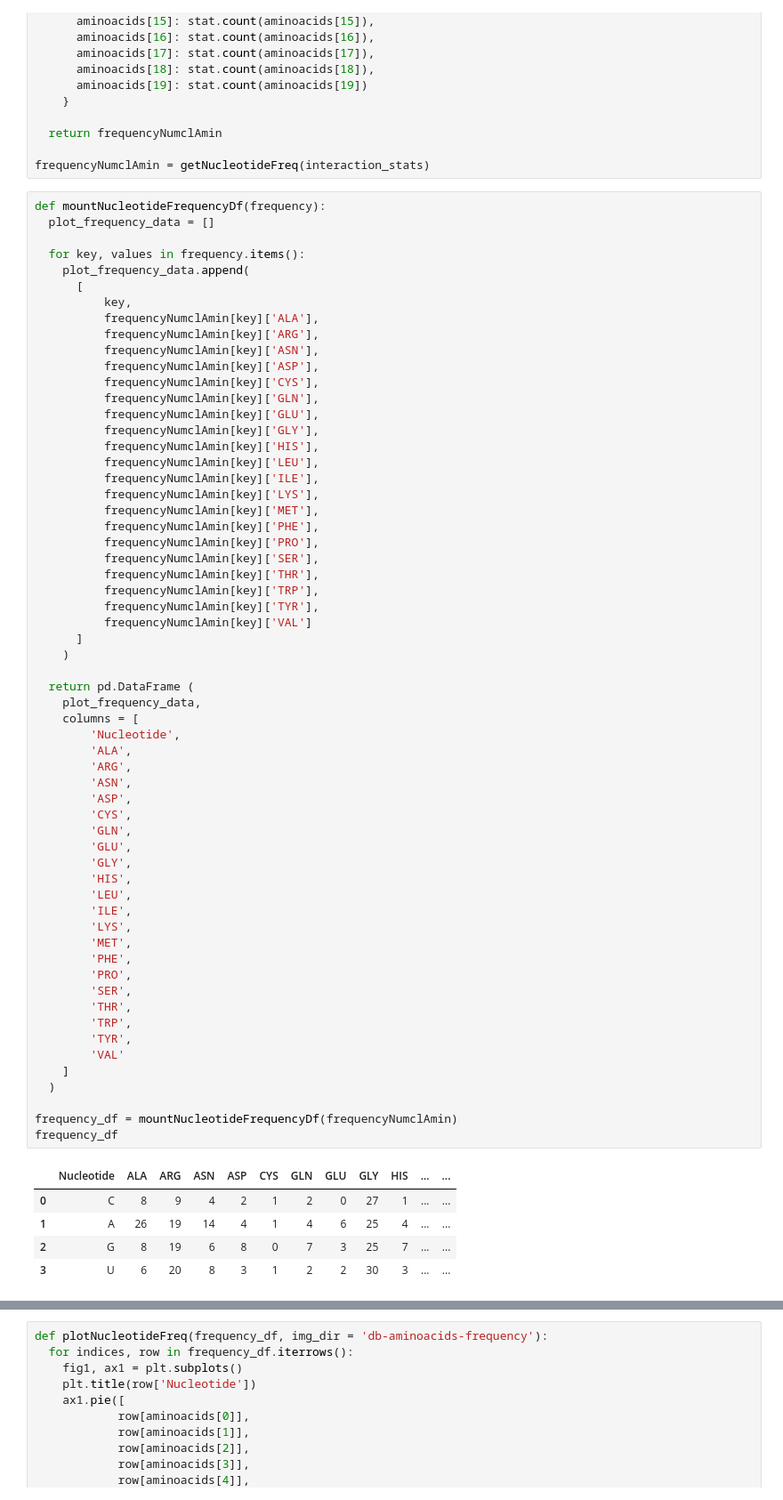
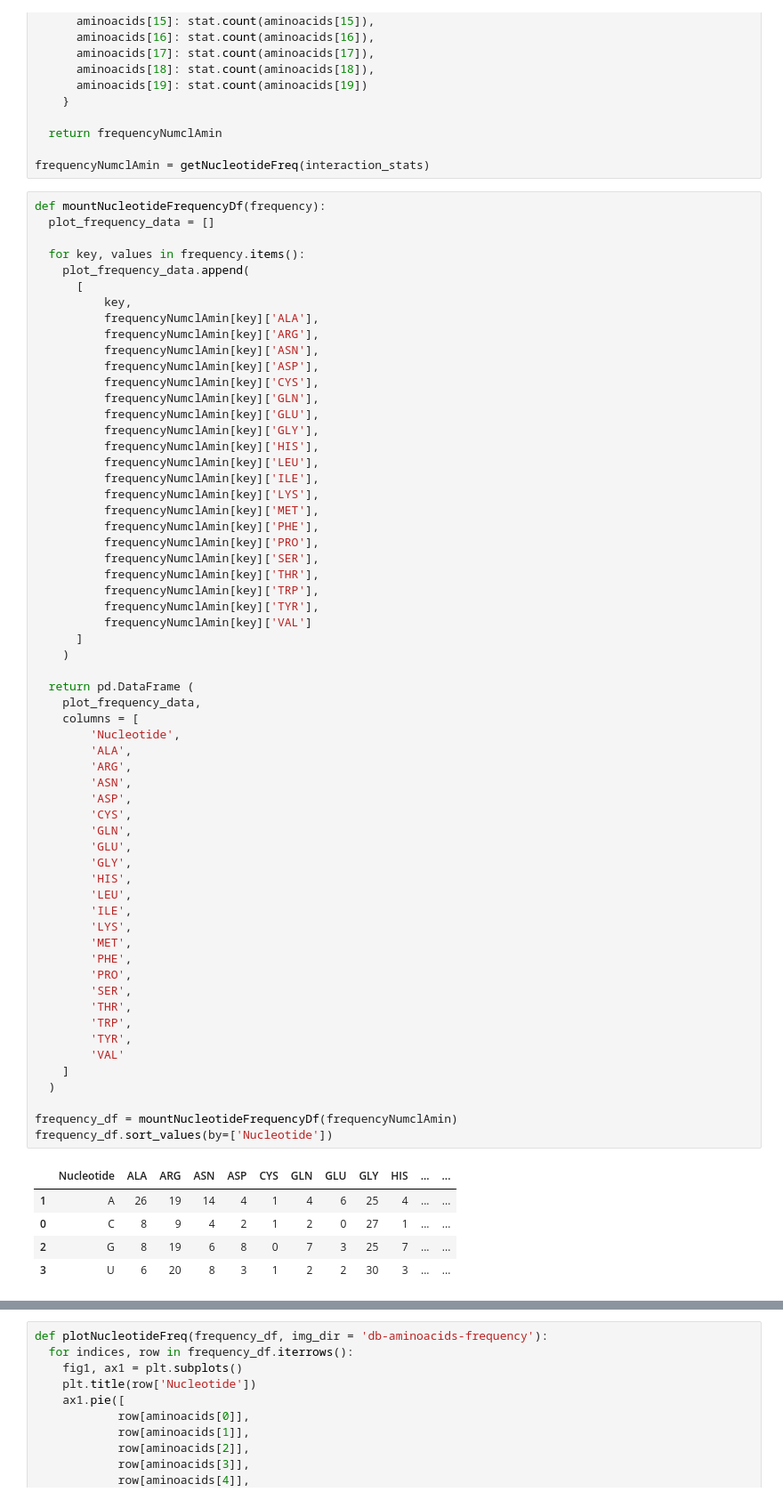
Before and after one commit to EnnesJp/Monografia-Sistemas-de-Informacao, a Jupyter notebook: II/MSI_JoaoPedroEnnes.ipynb, the cells around one changed output, grey strips where cells are left out. Shown at 89% size. Cells and saved outputs as stored; diff of their text form.

```diff
--- a/II/MSI_JoaoPedroEnnes.ipynb
+++ b/II/MSI_JoaoPedroEnnes.ipynb
@@ -778,36 +778,36 @@ def mountNucleotideFrequencyDf(frequency):
   return pd.DataFrame (
     plot_frequency_data,
     columns = [
         'Nucleotide',
         'ALA',
         'ARG',
         'ASN',
         'ASP',
         'CYS',
         'GLN',
         'GLU',
         'GLY',
         'HIS',
         'LEU',
         'ILE',
         'LYS',
         'MET',
         'PHE',
         'PRO',
         'SER',
         'THR',
         'TRP',
         'TYR',
         'VAL'
     ]
   )
 
 frequency_df = mountNucleotideFrequencyDf(frequencyNumclAmin)
-frequency_df
+frequency_df.sort_values(by=['Nucleotide'])
 # %% [output]
 |  | Nucleotide | ALA | ARG | ASN | ASP | CYS | GLN | GLU | GLY | HIS | ... | ... |
+| 1 | A | 26 | 19 | 14 | 4 | 1 | 4 | 6 | 25 | 4 | ... | ... |
 | 0 | C | 8 | 9 | 4 | 2 | 1 | 2 | 0 | 27 | 1 | ... | ... |
-| 1 | A | 26 | 19 | 14 | 4 | 1 | 4 | 6 | 25 | 4 | ... | ... |
 | 2 | G | 8 | 19 | 6 | 8 | 0 | 7 | 3 | 25 | 7 | ... | ... |
 | 3 | U | 6 | 20 | 8 | 3 | 1 | 2 | 2 | 30 | 3 | ... | ... |
 4 rows × 21 columns
```
Also changed, not shown: parts of 3 cells of this notebook.
